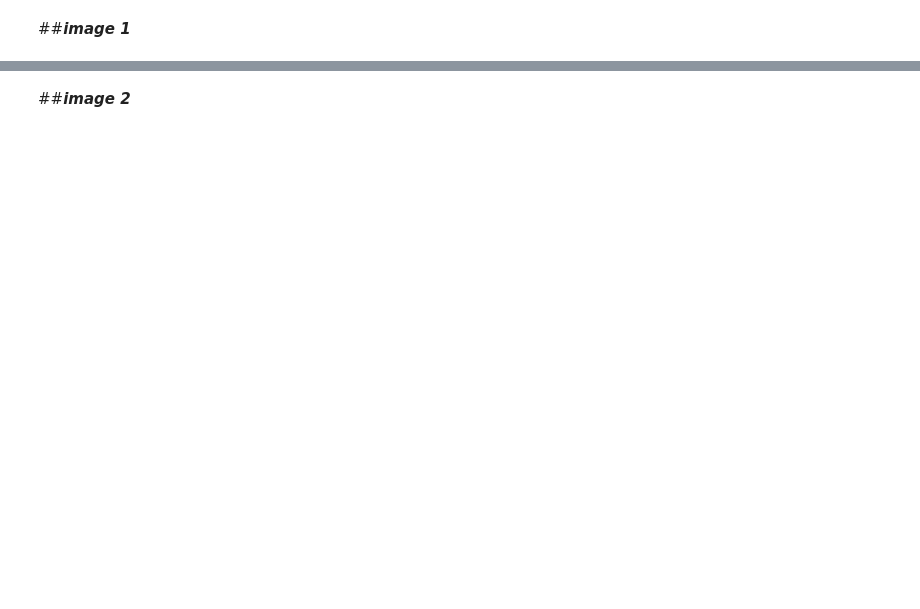
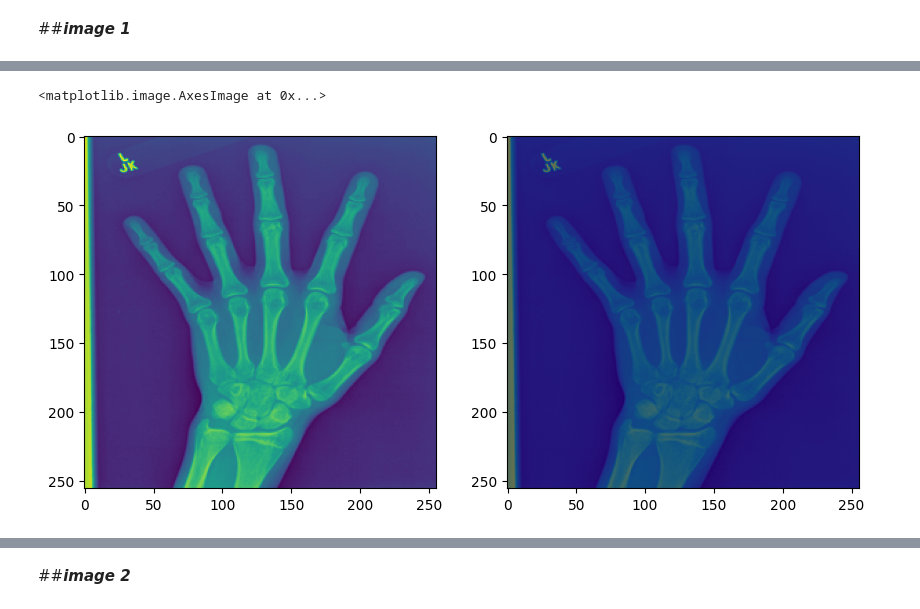
Before and after one commit to kittimaxz/Project_BoneAge, a Jupyter notebook: BoneAgePredictor_limit128.ipynb, the cells around one changed output, grey strips where cells are left out. Cells and saved outputs as stored; diff of their text form; code cells hidden in the pictures; blank space fills up the shorter version.

```diff
--- a/BoneAgePredictor_limit128.ipynb
+++ b/BoneAgePredictor_limit128.ipynb
@@ -370,14 +511,17 @@ cam1.shape
 # %%
 fig, ax = plt.subplots(1,2, figsize=(10,5))
 
-ax[0].imshow(input1.squeeze().detach().numpy())
+ax[0].imshow(input.squeeze().detach().numpy())
 #ax[0].set_title("Video: " + sample_video + "Actual: " + y )
 
-ax[1].imshow(input1.squeeze().detach().numpy())
-ax[1].imshow(skimage.transform.resize(cam1, (input1.shape[2],input1.shape[3] )), alpha=0.5, cmap='jet')
+ax[1].imshow(input.squeeze().detach().numpy())
+ax[1].imshow(skimage.transform.resize(cam, (input.shape[2],input.shape[3] )), alpha=0.5, cmap='jet')
 
 #plt.imshow(cam.detach().numpy(), alpha=0.5,cmap='jet')
 #y_pred = str(y_pred.cpu().data.numpy())
 #ax[1].set_title(y_pred)
 #fig.tight_layout()
+# %% [output]
+<matplotlib.image.AxesImage at 0x...>
+[figure, added]
 # %%
```
Also changed, not shown: parts of 89 cells of this notebook.
